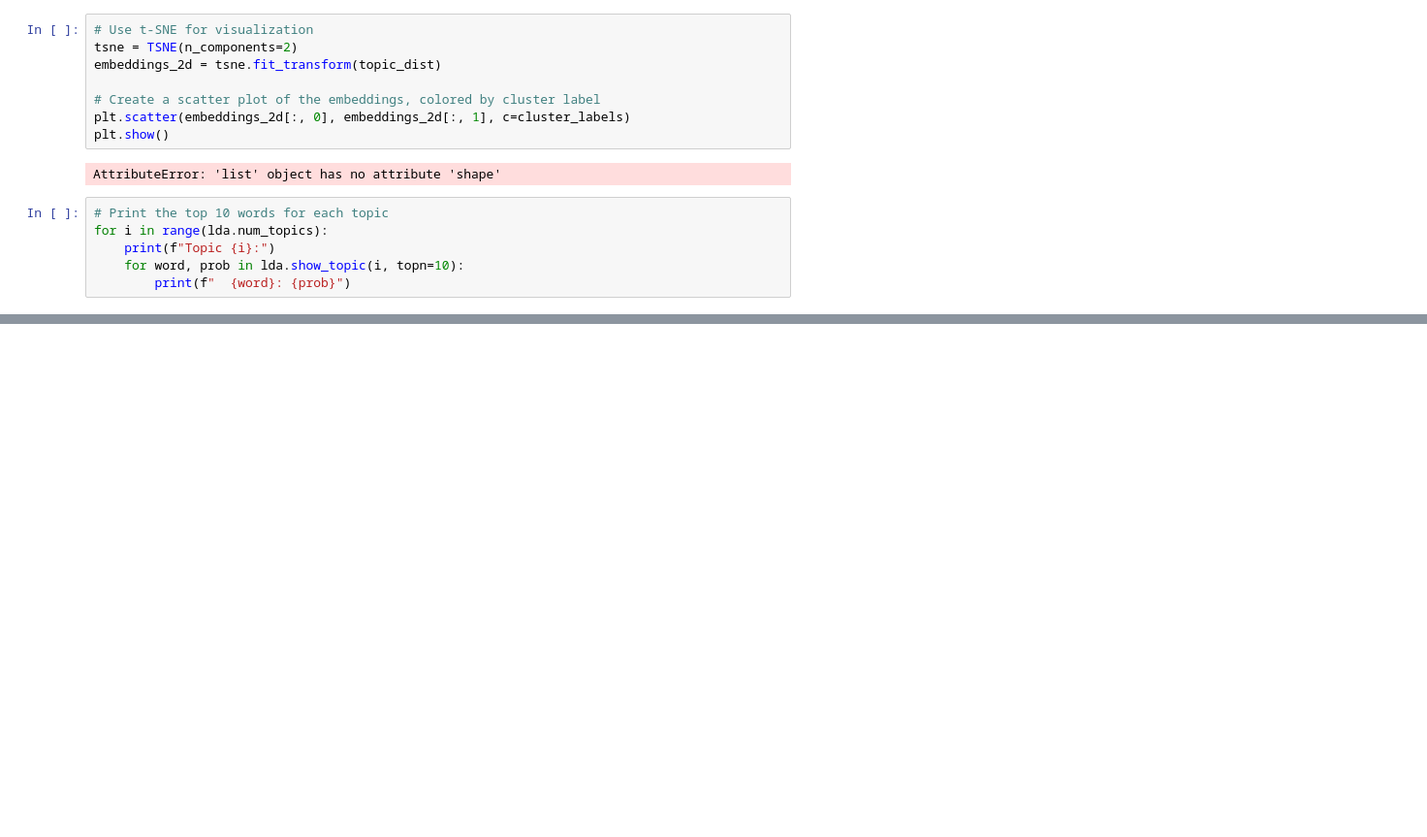
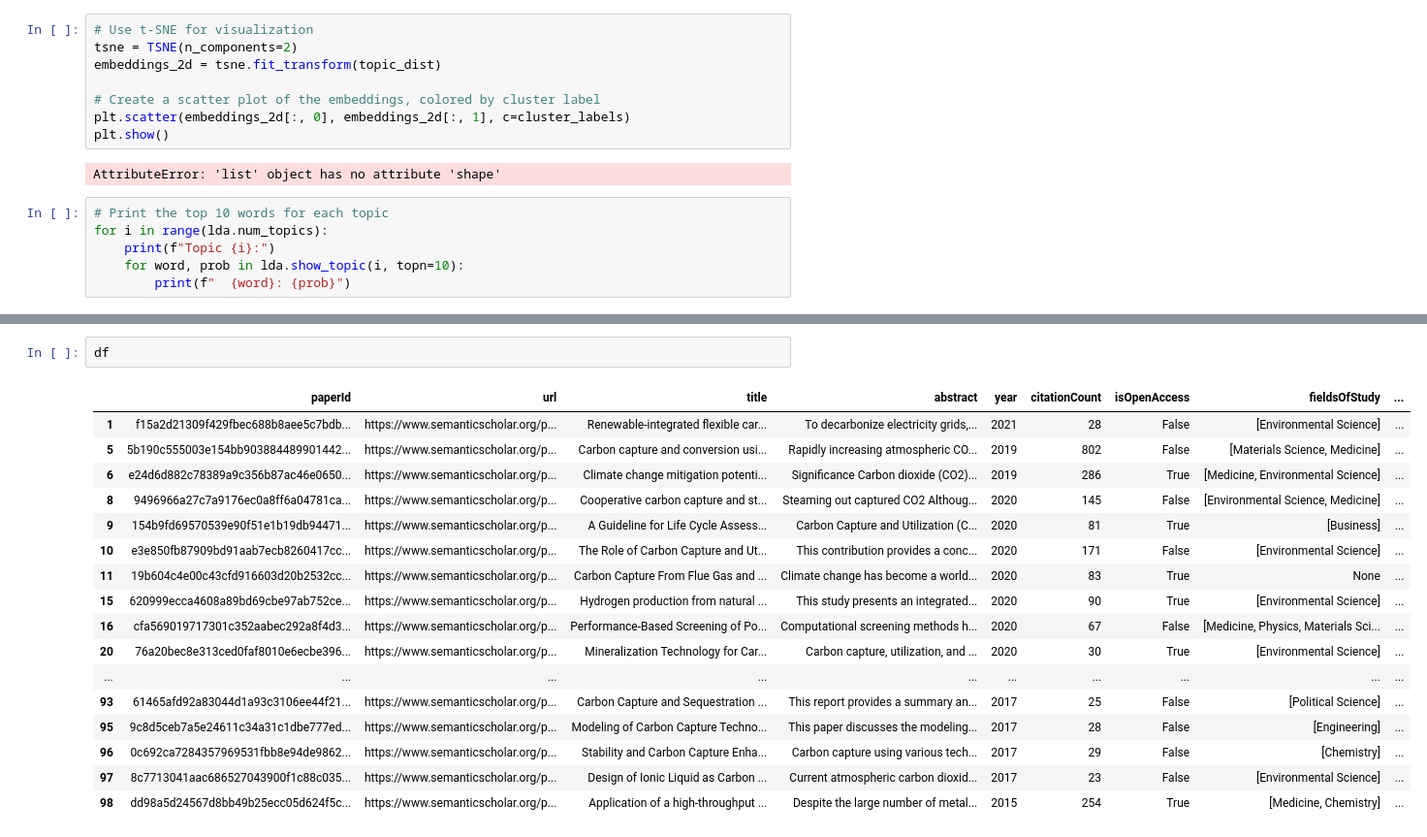
Before and after one commit to KevinH48264/autoscious-carbon-capture, a Jupyter notebook: knowledge_base/generate_viz.ipynb, the cells around one changed output, grey strips where cells are left out. Shown at 97% size. Drawn from its saved outputs; the diff is of its cells as text; blank space fills up the shorter version.

```diff
--- a/knowledge_base/generate_viz.ipynb
+++ b/knowledge_base/generate_viz.ipynb
@@ -342,0 +352,20 @@ for i in range(lda.num_topics):
+# %%
+df
+# %% [output]
+|  | paperId | url | title | abstract | year | citationCount | isOpenAccess | fieldsOfStudy | ... |
+| 1 | f15a2d21309f429fbec688b8aee5c7bdb... | https://www.semanticscholar.org/p... | Renewable-integrated flexible car... | To decarbonize electricity grids,... | 2021 | 28 | False | [Environmental Science] | ... |
+| 5 | 5b190c555003e154bb903884489901442... | https://www.semanticscholar.org/p... | Carbon capture and conversion usi... | Rapidly increasing atmospheric CO... | 2019 | 802 | False | [Materials Science, Medicine] | ... |
+| 6 | e24d6d882c78389a9c356b87ac46e0650... | https://www.semanticscholar.org/p... | Climate change mitigation potenti... | Significance Carbon dioxide (CO2)... | 2019 | 286 | True | [Medicine, Environmental Science] | ... |
+| 8 | 9496966a27c7a9176ec0a8ff6a04781ca... | https://www.semanticscholar.org/p... | Cooperative carbon capture and st... | Steaming out captured CO2 Althoug... | 2020 | 145 | False | [Environmental Science, Medicine] | ... |
+| 9 | 154b9fd69570539e90f51e1b19db94471... | https://www.semanticscholar.org/p... | A Guideline for Life Cycle Assess... | Carbon Capture and Utilization (C... | 2020 | 81 | True | [Business] | ... |
+| 10 | e3e850fb87909bd91aab7ecb8260417cc... | https://www.semanticscholar.org/p... | The Role of Carbon Capture and Ut... | This contribution provides a conc... | 2020 | 171 | False | [Environmental Science] | ... |
+| 11 | 19b604c4e00c43cfd916603d20b2532cc... | https://www.semanticscholar.org/p... | Carbon Capture From Flue Gas and ... | Climate change has become a world... | 2020 | 83 | True | None | ... |
+| 15 | 620999ecca4608a89bd69cbe97ab752ce... | https://www.semanticscholar.org/p... | Hydrogen production from natural ... | This study presents an integrated... | 2020 | 90 | True | [Environmental Science] | ... |
+| 16 | cfa569019717301c352aabec292a8f4d3... | https://www.semanticscholar.org/p... | Performance-Based Screening of Po... | Computational screening methods h... | 2020 | 67 | False | [Medicine, Physics, Materials Sci... | ... |
+| 20 | 76a20bec8e313ced0faf8010e6ecbe396... | https://www.semanticscholar.org/p... | Mineralization Technology for Car... | Carbon capture, utilization, and ... | 2020 | 30 | True | [Environmental Science] | ... |
+| ... | ... | ... | ... | ... | ... | ... | ... | ... | ... |
+| 93 | 61465afd92a83044d1a93c3106ee44f21... | https://www.semanticscholar.org/p... | Carbon Capture and Sequestration ... | This report provides a summary an... | 2017 | 25 | False | [Political Science] | ... |
+| 95 | 9c8d5ceb7a5e24611c34a31c1dbe777ed... | https://www.semanticscholar.org/p... | Modeling of Carbon Capture Techno... | This paper discusses the modeling... | 2017 | 28 | False | [Engineering] | ... |
+| 96 | 0c692ca7284357969531fbb8e94de9862... | https://www.semanticscholar.org/p... | Stability and Carbon Capture Enha... | Carbon capture using various tech... | 2017 | 29 | False | [Chemistry] | ... |
+| 97 | 8c7713041aac686527043900f1c88c035... | https://www.semanticscholar.org/p... | Design of Ionic Liquid as Carbon ... | Current atmospheric carbon dioxid... | 2017 | 23 | False | [Environmental Science] | ... |
+| 98 | dd98a5d24567d8bb49b25ecc05d624f5c... | https://www.semanticscholar.org/p... | Application of a high-throughput ... | Despite the large number of metal... | 2015 | 254 | True | [Medicine, Chemistry] | ... |
```
Also changed, not shown: parts of 18 cells of this notebook, 7 other files.
